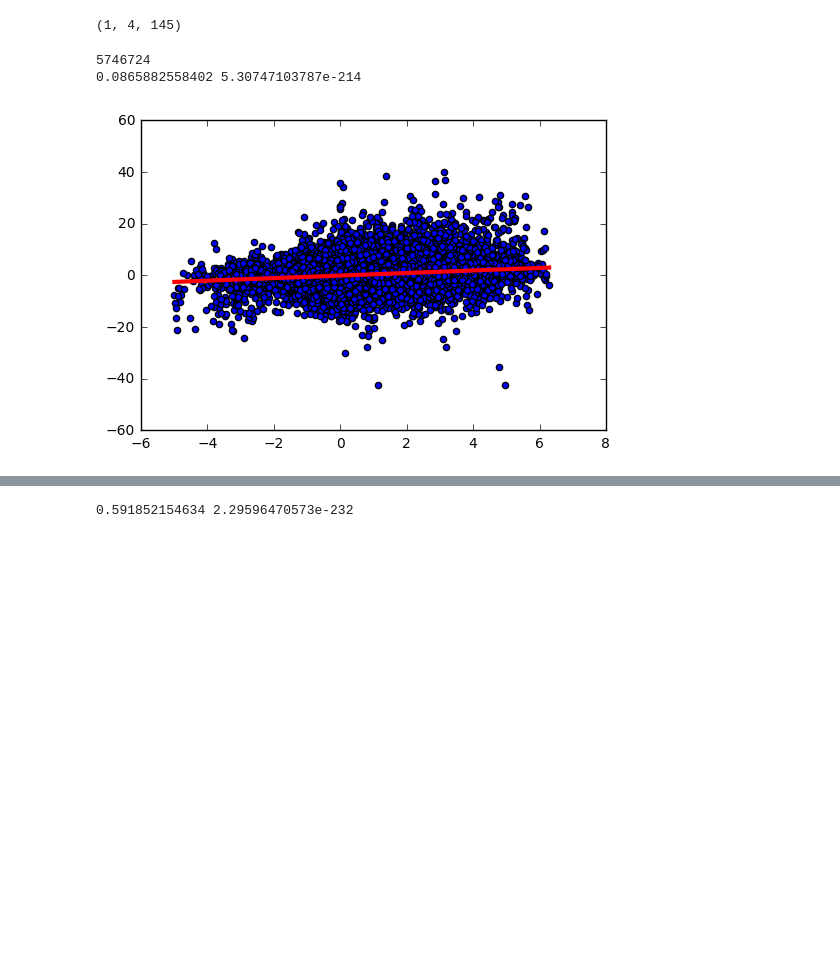
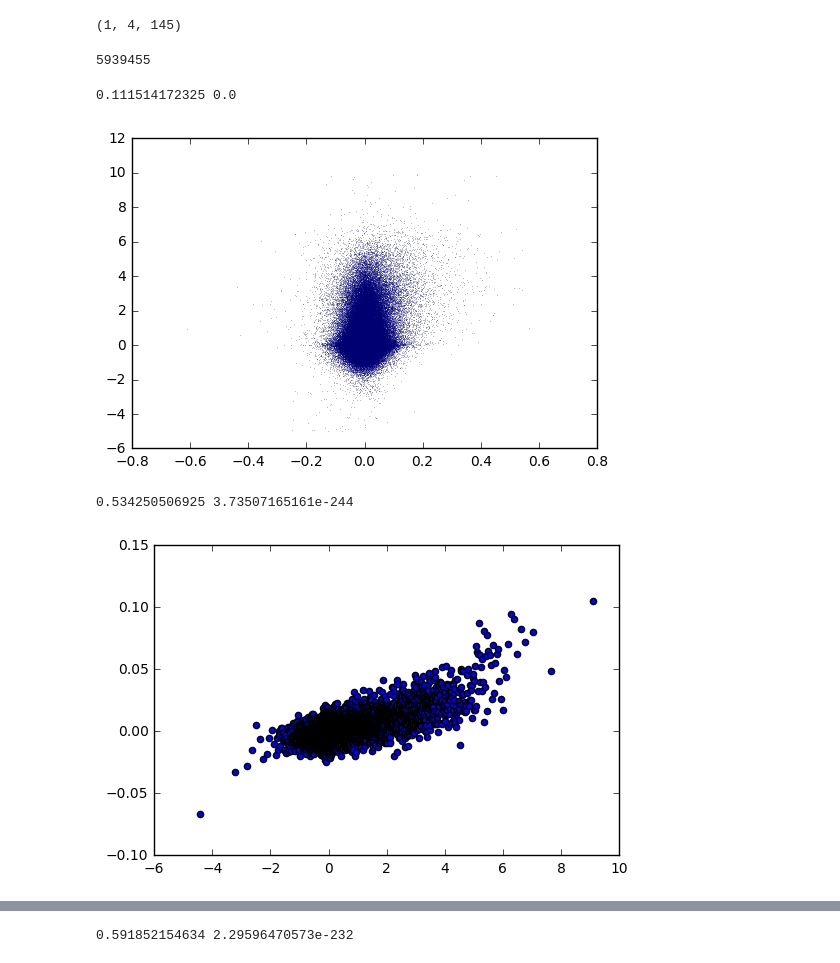
Before and after one commit to irvhsu/cs273b-project, a Jupyter notebook: notebooks/interpretation/deeplift.ipynb, the cells around one changed output, grey strips where cells are left out. Saved outputs shown, nothing was run; the diff lists cells and outputs as text; code cells hidden in the pictures; blank space fills up the shorter version.

```diff
--- a/notebooks/interpretation/deeplift.ipynb
+++ b/notebooks/interpretation/deeplift.ipynb
@@ -181,7 +203,7 @@ scores[0].shape
 # Loads in SHARPR activity scores
 sharpr = {}
 for promoter in ('minP',):
-    for cell_type in ('HepG2',):
+    for cell_type in ('HEPG2',):
         experiment_key = (promoter, cell_type)
         sharpr[experiment_key] = {}
         with open("../../data/sharpr_scores/wig/{}_{}.wig".format(promoter, cell_type)) as wig:
@@ -206,7 +228,7 @@ missing = 0
 for chrom, positions in activity.items():
     for pos, score in positions.items():
         if len(score) < 5: continue
-        score = sum(score[:5]) / float(len(score[:5]))
+        score = sum(score[2:3]) / float(len(score[2:3]))
         try:
             s += [sharpr[chrom][int(pos)]]
             d += [score]
@@ -214,16 +236,20 @@ for chrom, positions in activity.items():
         except KeyError:
             missing += 1
 print missing
-rho, pval = spearmanr(s, d)
-print rho, pval
-plt.scatter(s, d)
-plt.plot(np.unique(s), np.poly1d(np.polyfit(s, d, 1))(np.unique(s)), c='r', linewidth=3)
-plt.show()
-#quantile_plot(pairs, 100)
 # %% [output]
-5746724
-0.0865882558402 5.30747103787e-214
+5939455
-[figure, removed]
+# %%
+rho, pval = spearmanr(s, d)
+print rho, pval
+plt.scatter(d, s, lw = 0, s = .1)
+#plt.plot(np.unique(s), np.poly1d(np.polyfit(s, d, 1))(np.unique(s)), c='r', linewidth=3)
+plt.show()
+quantile_plot(pairs, 5000)
+# %% [output]
+0.111514172325 0.0
+[figure, added]
+0.534250506925 3.73507165161e-244
+[figure, added]
 # %%
 # Load in the data.
 si_phi = {} # chrom, position, LOR (no entry implies not signiticant)
```
Also changed, not shown: parts of 17 cells of this notebook, 1 other file.
